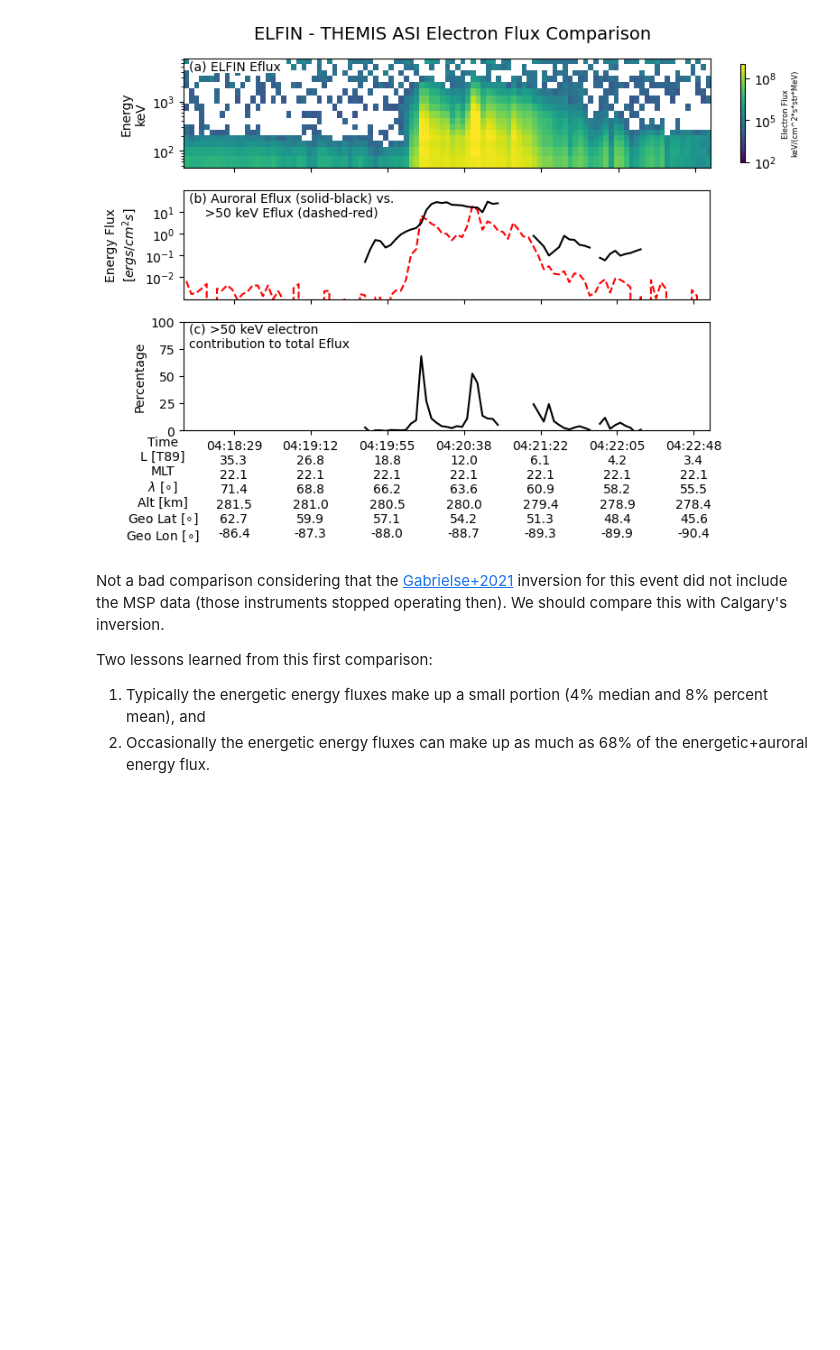
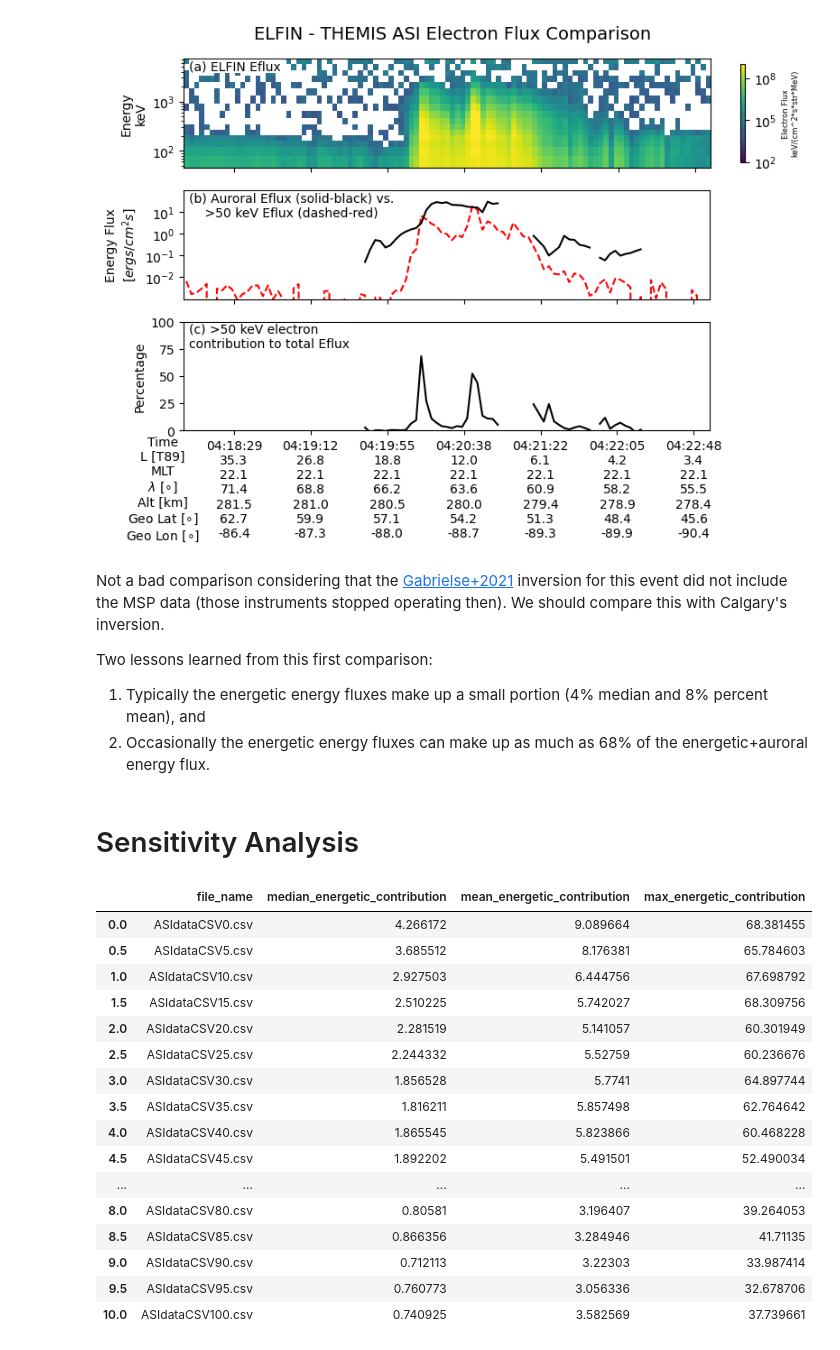
Before and after one commit to mshumko/elfinasi, a Jupyter notebook: src/20240904_substorm_study/misc/elfin_energy_flux.ipynb, the cells around one changed output. Cells and saved outputs as stored; diff of their text form; code cells hidden in the pictures; blank space fills up the shorter version.

```diff
--- a/src/20240904_substorm_study/misc/elfin_energy_flux.ipynb
+++ b/src/20240904_substorm_study/misc/elfin_energy_flux.ipynb
@@ -220,3 +221,19 @@ Not a bad comparison considering that the [Gabrielse+2021](https://doi.org/10.33
 Two lessons learned from this first comparison:
 1. Typically the energetic energy fluxes make up a small portion (4% median and 8% percent mean), and
 2. Occasionally the energetic energy fluxes can make up as much as 68% of the energetic+auroral energy flux.
+# %% [markdown]
+# Sensitivity Analysis
+# %%
+inversion_dir = elfinasi.data_dir / '20220904_themis_asi_inversion'
+_file_paths = sorted(inversion_dir.glob('ASIdata*'))
+offsets = [int(re.search(r"(\d{1,3})\.csv$", _file_path.name).group(1))/10 for _file_path in _file_paths]
+sensitive_df = pd.DataFrame(
+    index=offsets,
+    data={
+        'file_name':[_file_path.name for _file_path in _file_paths],
+        'median_energetic_contribution':-np.ones_like(_file_paths),
+        'mean_energetic_contribution':-np.ones_like(_file_paths),
+        'max_energetic_contribution':-np.ones_like(_file_paths),
+        }
+    )
+sensitive_df = sensitive_df.sort_index()
@@ -222,0 +267,20 @@ Two lessons learned from this first comparison:
+# %%
+sensitive_df
+# %% [output]
+|  | file_name | median_energetic_contribution | mean_energetic_contribution | max_energetic_contribution |
+| 0.0 | ASIdataCSV0.csv | 4.266172 | 9.089664 | 68.381455 |
+| 0.5 | ASIdataCSV5.csv | 3.685512 | 8.176381 | 65.784603 |
+| 1.0 | ASIdataCSV10.csv | 2.927503 | 6.444756 | 67.698792 |
+| 1.5 | ASIdataCSV15.csv | 2.510225 | 5.742027 | 68.309756 |
+| 2.0 | ASIdataCSV20.csv | 2.281519 | 5.141057 | 60.301949 |
+| 2.5 | ASIdataCSV25.csv | 2.244332 | 5.52759 | 60.236676 |
+| 3.0 | ASIdataCSV30.csv | 1.856528 | 5.7741 | 64.897744 |
+| 3.5 | ASIdataCSV35.csv | 1.816211 | 5.857498 | 62.764642 |
+| 4.0 | ASIdataCSV40.csv | 1.865545 | 5.823866 | 60.468228 |
+| 4.5 | ASIdataCSV45.csv | 1.892202 | 5.491501 | 52.490034 |
+| ... | ... | ... | ... | ... |
+| 8.0 | ASIdataCSV80.csv | 0.80581 | 3.196407 | 39.264053 |
+| 8.5 | ASIdataCSV85.csv | 0.866356 | 3.284946 | 41.71135 |
+| 9.0 | ASIdataCSV90.csv | 0.712113 | 3.22303 | 33.987414 |
+| 9.5 | ASIdataCSV95.csv | 0.760773 | 3.056336 | 32.678706 |
+| 10.0 | ASIdataCSV100.csv | 0.740925 | 3.582569 | 37.739661 |
```
Also changed, not shown: parts of 3 cells of this notebook.
